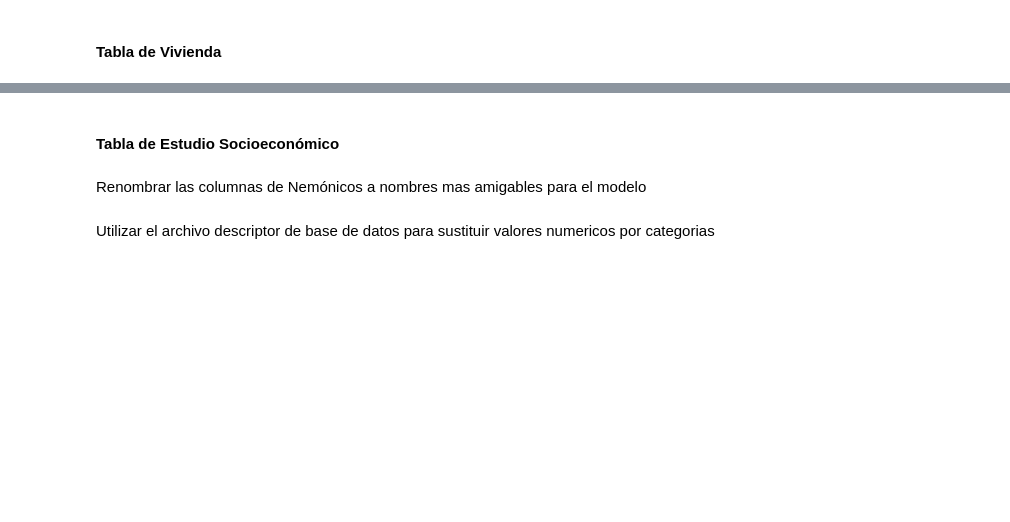
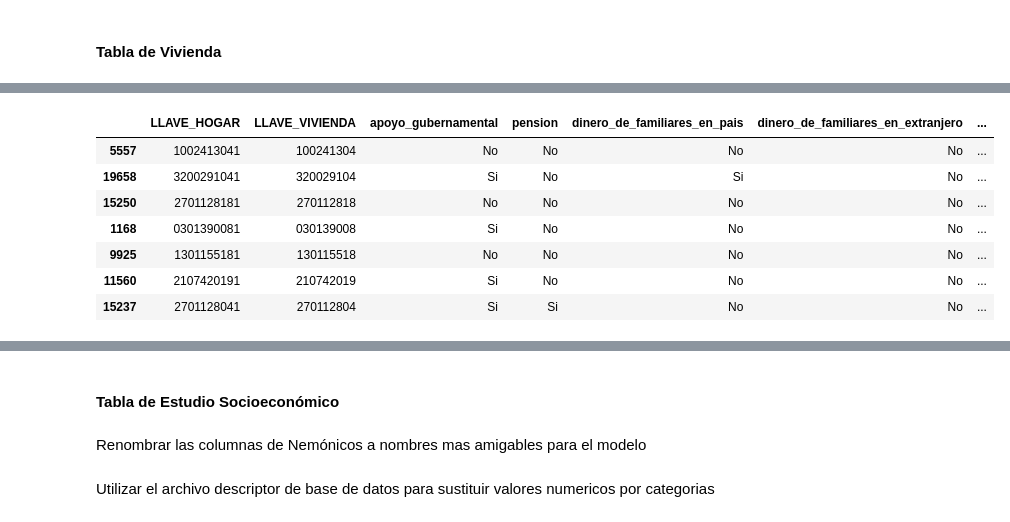
Before and after one commit to IvanRamosDataTech/ENSAFI2023, a Jupyter notebook: src/ensafi2023/ETL notebook.ipynb, the cells around one changed output, grey strips where cells are left out. Saved outputs shown, nothing was run; the diff lists cells and outputs as text; code cells hidden in the pictures; blank space fills up the shorter version.

Commit message:
Tabla de Hogar terminada

```diff
--- a/src/ensafi2023/ETL notebook.ipynb
+++ b/src/ensafi2023/ETL notebook.ipynb
@@ -151,0 +193,6 @@ tvivienda.region = tvivienda.region.apply(lambda codigo: regiones[codigo])
+# %%
+ingresos_rangos = {'01': 'Hasta $3600', '02': '$3601 a $6100', '03': '$6101 a $8100', '04': '$8101 a $9900',
+                   '05': '$9901 a $12 000', '06': '$12 101 a $14 500', '07': '$14 501 a $17 600', '08': '$17 601 a $21 900',
+                   '09': '$21 901 a $29 100', '10': '$29 101 a $45 100', '11': 'Más de $45 100'}
+
+thogar.ingreso_mensual_familiar_rango = thogar.ingreso_mensual_familiar_rango.apply(lambda codigo: ingresos_rangos[codigo])
@@ -151,0 +217,46 @@ tvivienda.region = tvivienda.region.apply(lambda codigo: regiones[codigo])
+# %%
+# Informacion de deuda
+
+thogar.deuda_en_instituciones = thogar.deuda_en_instituciones.apply(mapea_si_no_nosabe)
+thogar.atraso_en_deuda_institucional = thogar.atraso_en_deuda_institucional.apply(mapea_si_no_nosabe)
+thogar.deudas_con_conocidos = thogar.deudas_con_conocidos.apply(mapea_si_no_nosabe)
+thogar.atraso_en_deuda_con_conocidos = thogar.atraso_en_deuda_con_conocidos.apply(mapea_si_no_nosabe)
+thogar.deuda_por_empeño = thogar.deuda_por_empeño.apply(mapea_si_no_nosabe)
+thogar.atraso_en_deuda_por_empeño = thogar.atraso_en_deuda_por_empeño.apply(mapea_si_no_nosabe)
+thogar.deuda_con_prestamistas = thogar.deuda_con_prestamistas.apply(mapea_si_no_nosabe)
+thogar.atraso_en_deuda_con_prestamistas = thogar.atraso_en_deuda_con_prestamistas.apply(mapea_si_no_nosabe)
+# %%
+# La persona que decide en el hogar
+def decisiones_en_hogar(codigo):
+    posibles_valores = {'1': 'Jefe(a) del hogar', '2': 'Pareja del jefe(a)', '3': 'Jefe(a) y pareja en conjunto',
+                          '4': 'Jefe(a) y otras personas', '5': 'Otros en el hogar', '6': 'Otros', '9': 'No sabe',
+                          np.nan: VALOR_PARA_INDEFINIDOS}
+    return posibles_valores[codigo]
+
+
+thogar.lider_en_compras_alimentos = thogar.lider_en_compras_alimentos.apply(decisiones_en_hogar)
+thogar.lider_en_compras_muebles = thogar.lider_en_compras_muebles.apply(decisiones_en_hogar)
+thogar.lider_en_ahorros = thogar.lider_en_ahorros.apply(decisiones_en_hogar)
+thogar.lider_gastos_educacion = thogar.lider_gastos_educacion.apply(decisiones_en_hogar)
+thogar.lider_compraventa_propiedad = thogar.lider_compraventa_propiedad.apply(decisiones_en_hogar)
+thogar.lider_gasto_salud = thogar.lider_gasto_salud.apply(decisiones_en_hogar)
+# %%
+# Suficiencia de recursos
+
+thogar.dinero_suficiente_alimentacion = thogar.dinero_suficiente_alimentacion.apply(mapea_si_no_nosabe)
+thogar.dinero_suficiente_vivienda = thogar.dinero_suficiente_vivienda.apply(mapea_si_no_nosabe)
+thogar.dinero_suficiente_ropa = thogar.dinero_suficiente_ropa.apply(mapea_si_no_nosabe)
+thogar.dinero_suficiente_transporte = thogar.dinero_suficiente_transporte.apply(mapea_si_no_nosabe)
+thogar.dinero_suficiente_salud = thogar.dinero_suficiente_salud.apply(mapea_si_no_nosabe)
+thogar.dinero_suficiente_entretenimiento = thogar.dinero_suficiente_entretenimiento.apply(mapea_si_no_nosabe)
+# %%
+thogar.sample(n=7)
+# %% [output]
+|  | LLAVE_HOGAR | LLAVE_VIVIENDA | apoyo_gubernamental | pension | dinero_de_familiares_en_pais | dinero_de_familiares_en_extranjero | ... |
+| 5557 | 1002413041 | 100241304 | No | No | No | No | ... |
+| 19658 | 3200291041 | 320029104 | Si | No | Si | No | ... |
+| 15250 | 2701128181 | 270112818 | No | No | No | No | ... |
+| 1168 | 0301390081 | 030139008 | Si | No | No | No | ... |
+| 9925 | 1301155181 | 130115518 | No | No | No | No | ... |
+| 11560 | 2107420191 | 210742019 | Si | No | No | No | ... |
+| 15237 | 2701128041 | 270112804 | Si | Si | No | No | ... |
```
Also changed, not shown: parts of 8 cells of this notebook.
